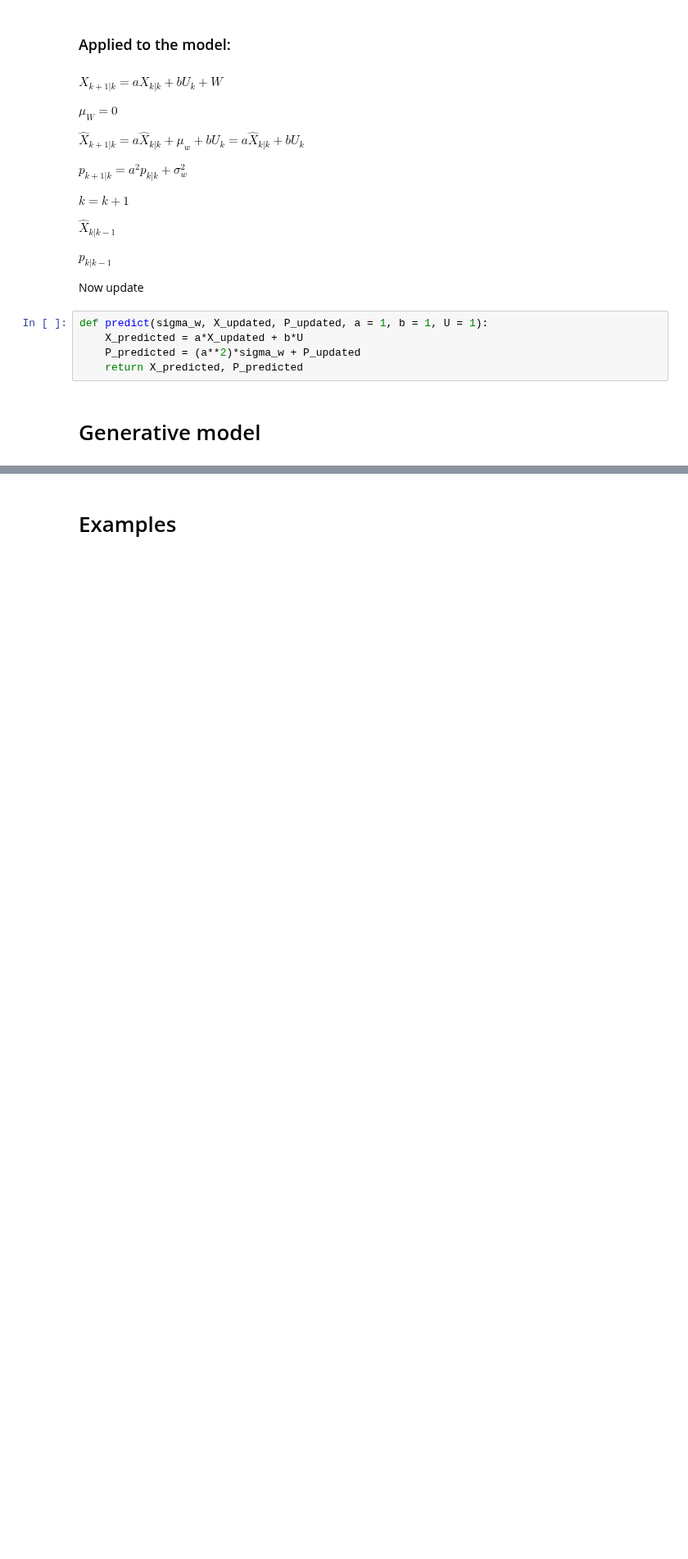
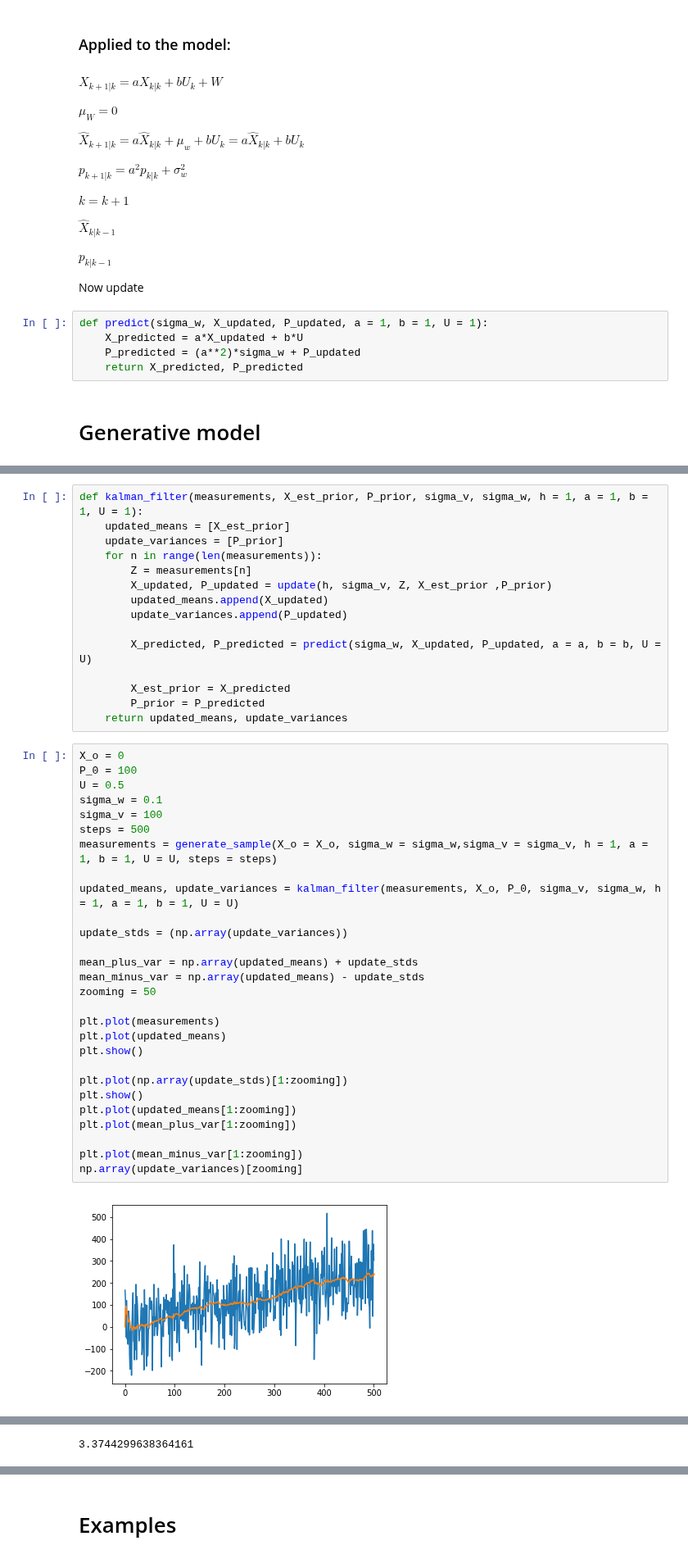
Before and after one commit to jganzabal/Kalman-as-Recursive-Bayesian-Estimation, a Jupyter notebook: 3_One dimensional Kalman filter.ipynb, the cells around one changed output, grey strips where cells are left out. Shown at 82% size. Saved outputs shown, nothing was run; the diff lists cells and outputs as text; blank space fills up the shorter version.

```diff
--- a/3_One dimensional Kalman filter.ipynb
+++ b/3_One dimensional Kalman filter.ipynb
@@ -245,0 +259,45 @@ def predict(sigma_w, X_updated, P_updated, a = 1, b = 1, U = 1):
+# %%
+def kalman_filter(measurements, X_est_prior, P_prior, sigma_v, sigma_w, h = 1, a = 1, b = 1, U = 1):
+    updated_means = [X_est_prior]
+    update_variances = [P_prior]
+    for n in range(len(measurements)):
+        Z = measurements[n]
+        X_updated, P_updated = update(h, sigma_v, Z, X_est_prior ,P_prior)
+        updated_means.append(X_updated)
+        update_variances.append(P_updated)
+
+        X_predicted, P_predicted = predict(sigma_w, X_updated, P_updated, a = a, b = b, U = U)
+
+        X_est_prior = X_predicted
+        P_prior = P_predicted
+    return updated_means, update_variances
+# %%
+X_o = 0
+P_0 = 100
+U = 0.5
+sigma_w = 0.1
+sigma_v = 100
+steps = 500
+measurements = generate_sample(X_o = X_o, sigma_w = sigma_w,sigma_v = sigma_v, h = 1, a = 1, b = 1, U = U, steps = steps)
+
+updated_means, update_variances = kalman_filter(measurements, X_o, P_0, sigma_v, sigma_w, h = 1, a = 1, b = 1, U = U)
+
+update_stds = (np.array(update_variances))
+
+mean_plus_var = np.array(updated_means) + update_stds
+mean_minus_var = np.array(updated_means) - update_stds
+zooming = 50
+
+plt.plot(measurements)
+plt.plot(updated_means)
+plt.show()
+
+plt.plot(np.array(update_stds)[1:zooming])
+plt.show()
+plt.plot(updated_means[1:zooming])
+plt.plot(mean_plus_var[1:zooming])
+
+plt.plot(mean_minus_var[1:zooming])
+np.array(update_variances)[zooming]
+# %% [output]
+[figure, added]
@@ -245,0 +305 @@ def predict(sigma_w, X_updated, P_updated, a = 1, b = 1, U = 1):
+3.3744299638364161
```
Also changed, not shown: parts of 7 cells of this notebook.
